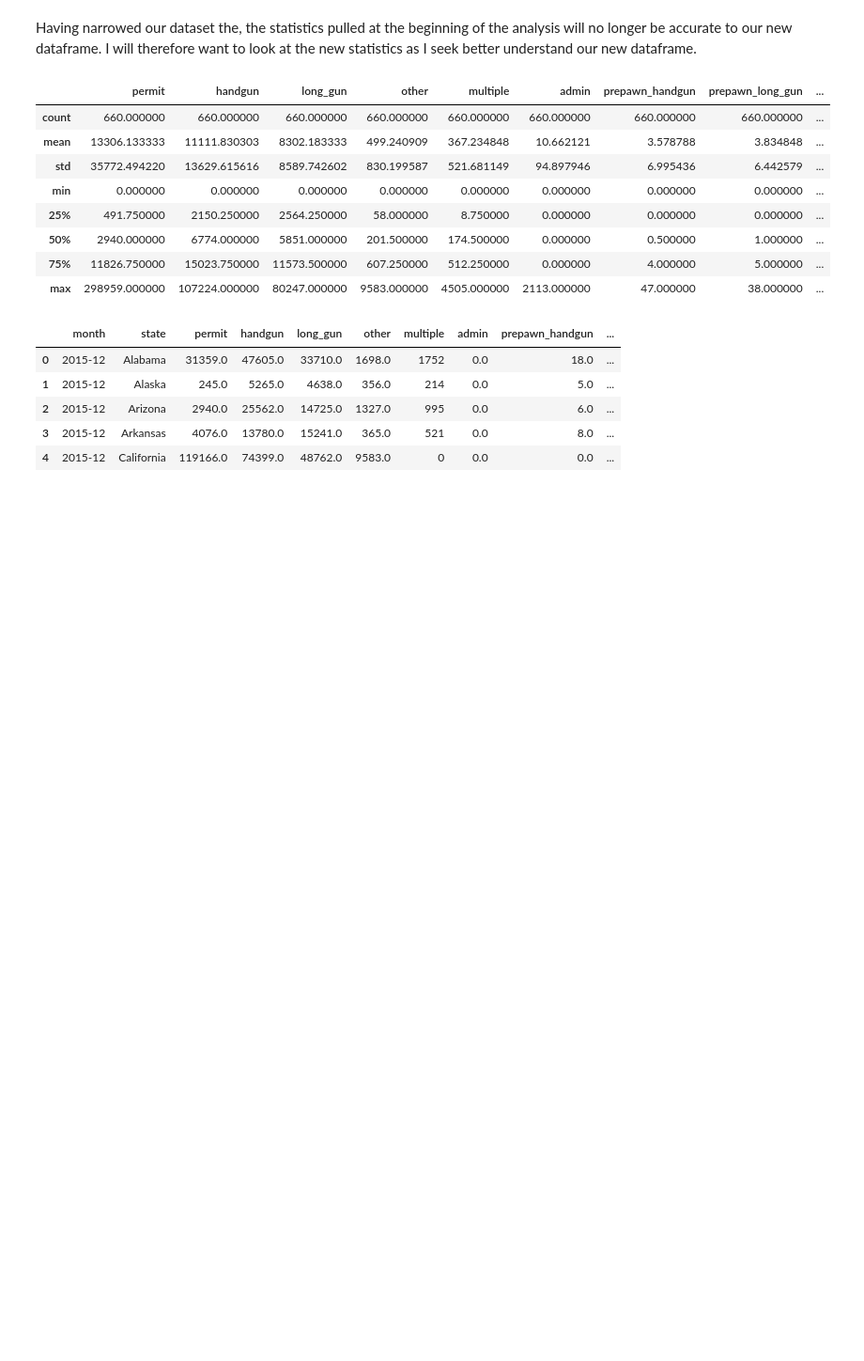
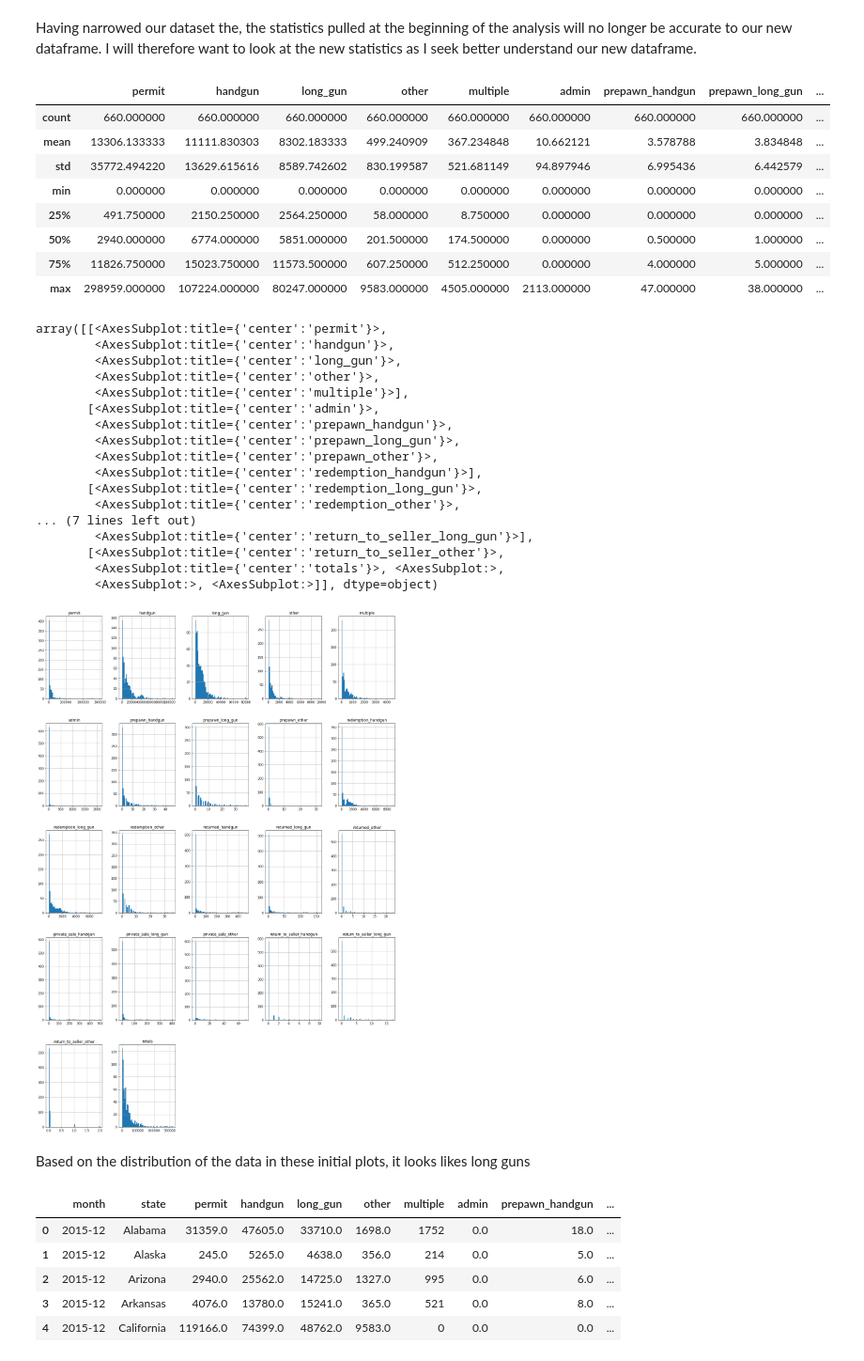
Before and after one commit to chloecongourdeau/data-investigation, a Jupyter notebook: gun-data-investigation.ipynb, the cells around one changed output. Shown: that part at 94% size. Cells and saved outputs as stored; diff of their text form; code cells hidden in the pictures; blank space fills up the shorter version.

Commit message:
Plot first dataset

```diff
--- a/gun-data-investigation.ipynb
+++ b/gun-data-investigation.ipynb
@@ -415,6 +419,29 @@ gun_data_subset_df.describe()
 | 50% | 2940.000000 | 6774.000000 | 5851.000000 | 201.500000 | 174.500000 | 0.000000 | 0.500000 | 1.000000 | ... |
 | 75% | 11826.750000 | 15023.750000 | 11573.500000 | 607.250000 | 512.250000 | 0.000000 | 4.000000 | 5.000000 | ... |
 | max | 298959.000000 | 107224.000000 | 80247.000000 | 9583.000000 | 4505.000000 | 2113.000000 | 47.000000 | 38.000000 | ... |
+# %%
+gun_data_subset_df.hist(bins=60, figsize=(20,30))
+# %% [output]
+array([[<AxesSubplot:title={'center':'permit'}>,
+        <AxesSubplot:title={'center':'handgun'}>,
+        <AxesSubplot:title={'center':'long_gun'}>,
+        <AxesSubplot:title={'center':'other'}>,
+        <AxesSubplot:title={'center':'multiple'}>],
+       [<AxesSubplot:title={'center':'admin'}>,
+        <AxesSubplot:title={'center':'prepawn_handgun'}>,
+        <AxesSubplot:title={'center':'prepawn_long_gun'}>,
+        <AxesSubplot:title={'center':'prepawn_other'}>,
+        <AxesSubplot:title={'center':'redemption_handgun'}>],
+       [<AxesSubplot:title={'center':'redemption_long_gun'}>,
+        <AxesSubplot:title={'center':'redemption_other'}>,
+... (7 lines left out)
+        <AxesSubplot:title={'center':'return_to_seller_long_gun'}>],
+       [<AxesSubplot:title={'center':'return_to_seller_other'}>,
+        <AxesSubplot:title={'center':'totals'}>, <AxesSubplot:>,
+        <AxesSubplot:>, <AxesSubplot:>]], dtype=object)
+[figure, added]
+# %% [markdown]
+Based on the distribution of the data in these initial plots, it looks likes long guns
 # %%
 df = gun_data_subset_df.merge(census_subset_df, how='left', on='state')
 df.head()
```
Also changed, not shown: parts of 10 cells of this notebook, 1 other file.
